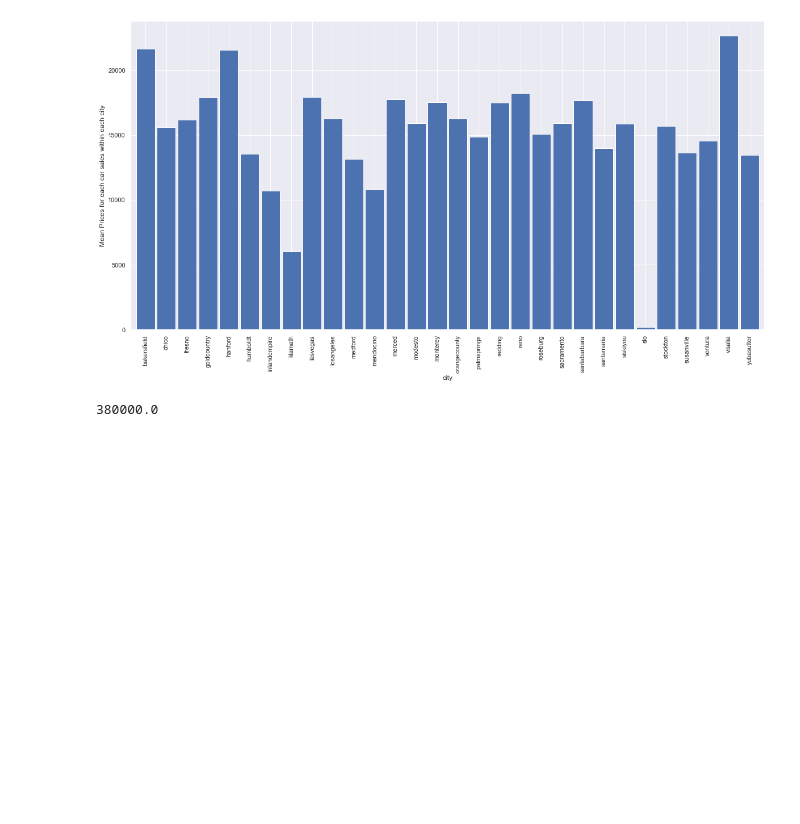
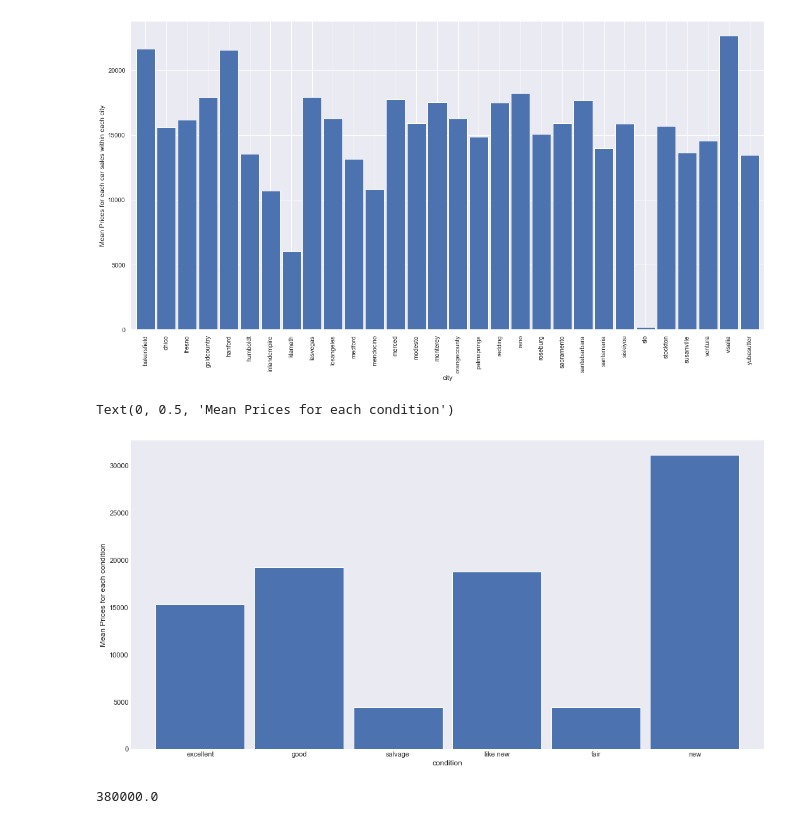
Before and after one commit to stevalang/car_price, a Jupyter notebook: EDA.ipynb, the cells around one changed output. Cells and saved outputs as stored; diff of their text form; code cells hidden in the pictures; blank space fills up the shorter version.

```diff
--- a/EDA.ipynb
+++ b/EDA.ipynb
@@ -307,6 +323,13 @@ ax.set_ylabel('Mean Prices for each car sales within each city')
 # %% [output]
 Text(0, 0.5, 'Mean Prices for each car sales within each city')
 [figure]
+# %%
+avg = cars.groupby('condition', sort=False)['price'].mean()
+bx = avg.plot(kind='bar', rot=0, figsize=(16, 9), width=.9)
+bx.set_ylabel('Mean Prices for each condition')
+# %% [output]
+Text(0, 0.5, 'Mean Prices for each condition')
+[figure, added]
 # %%
 price.max()
 # %% [output]
```
Also changed, not shown: parts of 26 cells of this notebook, 2 other files.
